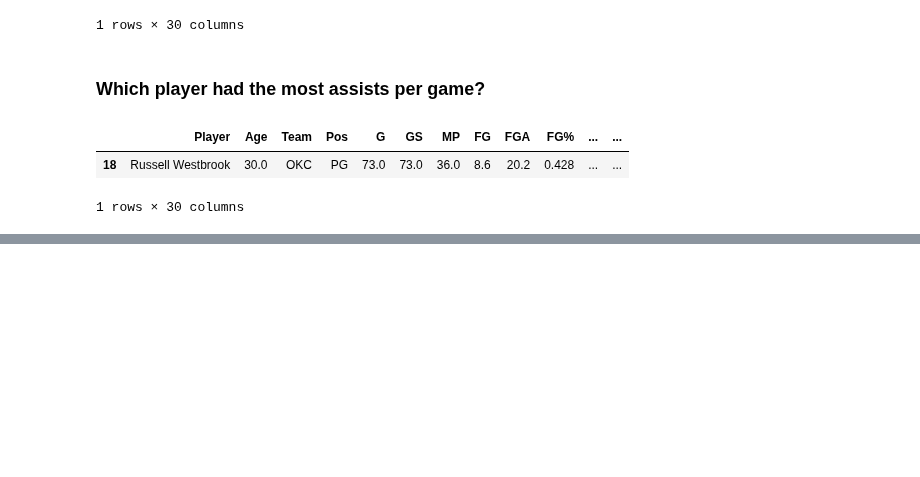
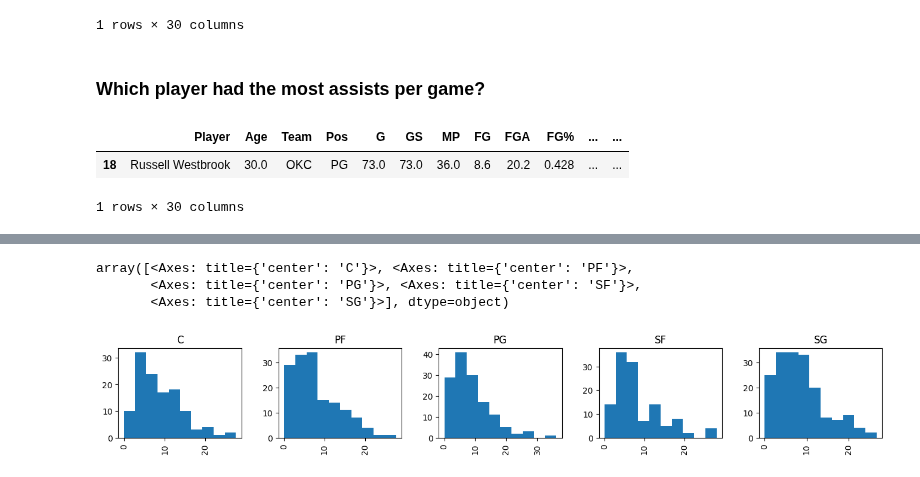
Before and after one commit to bodhichristian/python-basics, a Jupyter notebook: pandas/exploratory_data_analysis.ipynb, the cells around one changed output, grey strips where cells are left out. Drawn from its saved outputs; the diff is of its cells as text; code cells hidden in the pictures; blank space fills up the shorter version.

Commit message:
Add histogram, boxplot, and heatmap notes

```diff
--- a/pandas/exploratory_data_analysis.ipynb
+++ b/pandas/exploratory_data_analysis.ipynb
@@ -254,0 +298,6 @@ most_assists
+# %%
+positions = ['C', 'PF', 'PG', 'SF', 'SG']
+pos_df = df[df.Pos.isin(positions)]
+
+pts_by_pos = pos_df[['Pos', 'PTS']]
+pts_by_pos
@@ -254,0 +318,8 @@ most_assists
+# %%
+points_hist = pts_by_pos.hist(by=pts_by_pos['Pos'], layout = (1, 5), figsize = (16,2))
+points_hist
+# %% [output]
+array([<Axes: title={'center': 'C'}>, <Axes: title={'center': 'PF'}>,
+       <Axes: title={'center': 'PG'}>, <Axes: title={'center': 'SF'}>,
+       <Axes: title={'center': 'SG'}>], dtype=object)
+[figure, added]
```
Also changed, not shown: parts of 25 cells of this notebook.
